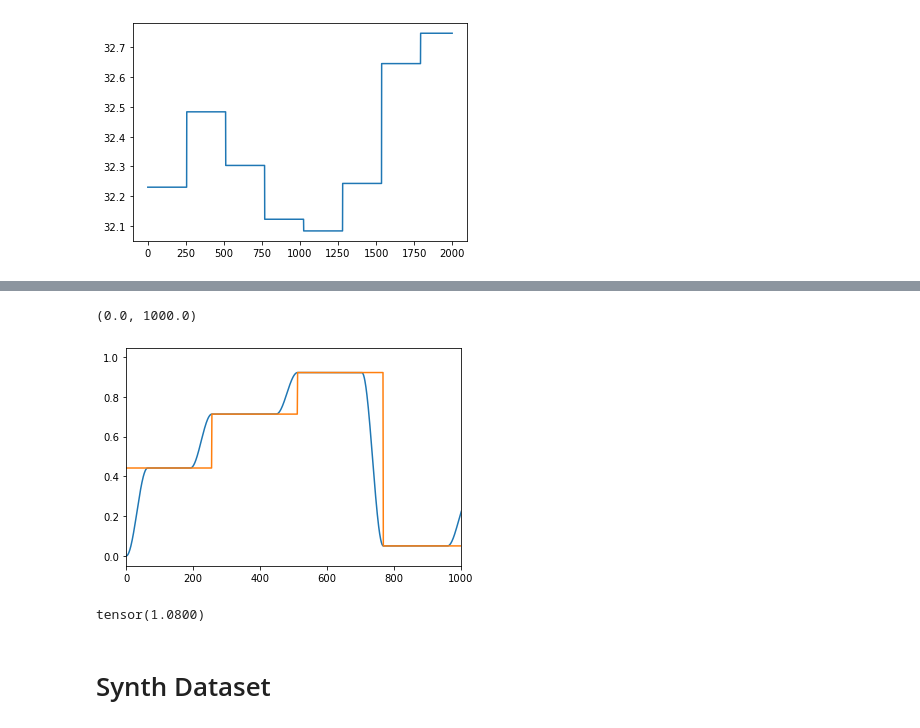
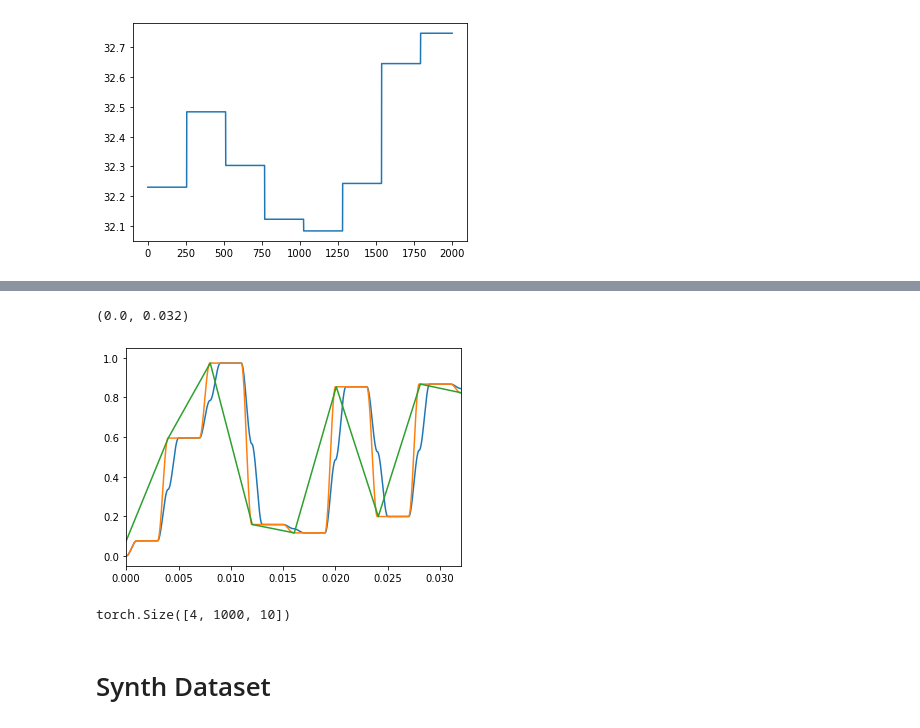
Before and after one commit to nabsara/deep-eurorack-control, a Jupyter notebook: notebooks/Untitled.ipynb, the cells around one changed output, grey strips where cells are left out. Cells and saved outputs as stored; diff of their text form; code cells hidden in the pictures.

```diff
--- a/notebooks/Untitled.ipynb
+++ b/notebooks/Untitled.ipynb
@@ -45,6 +45,6 @@ plt.plot(pitch2[0,:][:2000])
 [figure]
 # %%
 
-
-params = upsample(torch.rand_like(harmonics),64000)
-params.shape
+harmonics = torch.rand(4,250,10)
+params = upsample(harmonics,1000).cpu()
+# params.shape
@@ -53,17 +55,20 @@ torch.Size([4, 64000, 50])
+# %%
+temp_smooth=smooth(params,frame_size,64000).cpu()
 # %%
-def smooth(params,frame_size):
+def smooth(params,frame_size,final_size):
     temp = params.permute(0,2,1)
-    temp_smooth = torch.zeros_like(temp).to(settings.device)
+    temp_smooth = torch.zeros(temp.shape[0],temp.shape[1],final_size)#.cpu()#.to(settings.device)
 
     hop = int(frame_size/4)
     winlen = int(frame_size/2)
-    nb_trames = int(temp.shape[-1]/hop)
-    window = torch.hann_window(winlen).to(settings.device)
+    nb_trames = int(final_size/hop)
+
+    window = torch.hann_window(winlen)#.to(settings.device)
     window = window/(window[0] + window[int(winlen/2)])
 
     for j in range(nb_trames-1):
         start = j*hop
         stop = start + winlen
-        temp_smooth[:,:,start:stop] += window[None,None,:]*temp[:,:,int(start+winlen/2)][:,:,None]
+        temp_smooth[:,:,start:stop] += window[None,None,:]*(temp[:,:,j][:,:,None]+temp[:,:,j+1][:,:,None])/2
 
     return (temp_smooth.permute(0,2,1))
@@ -84,14 +90,21 @@ plt.ylim(0,1)
+# %%
+temp_smooth=smooth(params,frame_size,64000).cpu()
+# temp_smooth2 = smooth2(upsample(harmonics,64000),frame_size).cpu()
 # %%
-plt.plot(temp_smooth[0,0])
-plt.plot(temp[0,0])
-plt.xlim(0,1000)
+plt.plot(np.linspace(0,1,64000),temp_smooth[2,:,0])
+plt.plot(np.linspace(0,1,64000),temp_smooth2[2,:,0])
+
+plt.plot(np.linspace(0,1,250),harmonics[2,:,0])
+# plt.plot(np.linspace(0,1,1000),params[2,:,0])
+
+plt.xlim(0,0.032)
 # %% [output]
-(0.0, 1000.0)
+(0.0, 0.032)
-[figure, old version]
+[figure, new version]
 # %%
-temp_smooth[0,0,100]#-window[0]
+params.shape
 # %% [output]
-tensor(1.0800)
+torch.Size([4, 1000, 10])
 # %% [markdown]
 # Synth Dataset
 # %%
```
Also changed, not shown: parts of 5 cells of this notebook, 1 other file.
